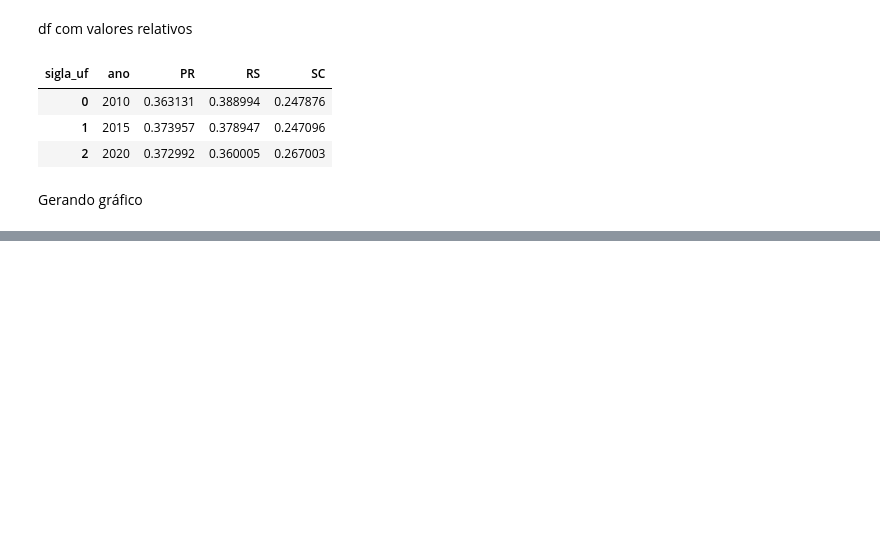
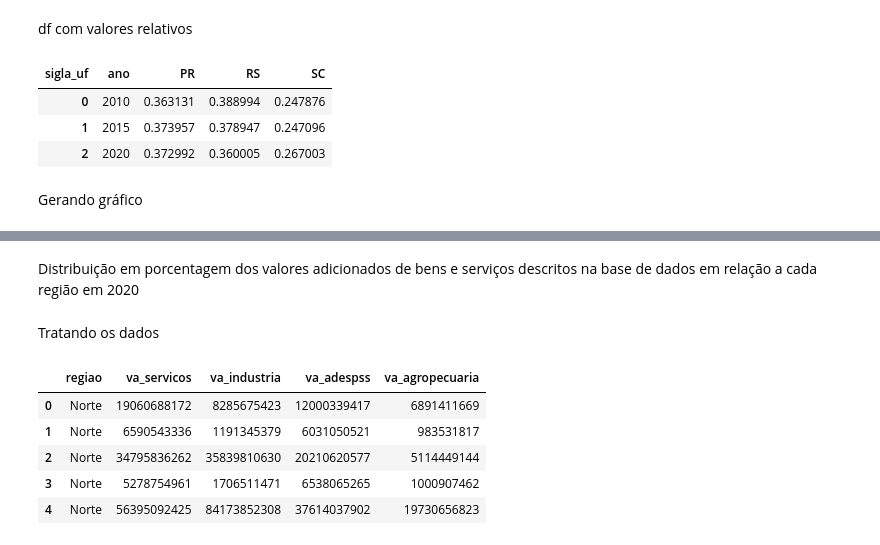
Before and after one commit to Jgabriel1800/PIB-no-brasil, a Jupyter notebook: PIBbrasil.ipynb, the cells around one changed output, grey strips where cells are left out. Cells and saved outputs as stored; diff of their text form; code cells hidden in the pictures; blank space fills up the shorter version.

```diff
--- a/PIBbrasil.ipynb
+++ b/PIBbrasil.ipynb
@@ -342,0 +381,15 @@ Gerando gráfico
+# %% [markdown]
+Distribuição em porcentagem dos valores adicionados de bens e serviços descritos na base de dados em relação a cada região em 2020
+# %% [markdown]
+Tratando os dados
+# %%
+df_va_separado=df_pib.query("ano==2020")[['regiao','va_servicos','va_industria','va_adespss','va_agropecuaria']]
+df_va_separado=df_va_separado.reset_index(drop=True)
+df_va_separado.head()
+# %% [output]
+|  | regiao | va_servicos | va_industria | va_adespss | va_agropecuaria |
+| 0 | Norte | 19060688172 | 8285675423 | 12000339417 | 6891411669 |
+| 1 | Norte | 6590543336 | 1191345379 | 6031050521 | 983531817 |
+| 2 | Norte | 34795836262 | 35839810630 | 20210620577 | 5114449144 |
+| 3 | Norte | 5278754961 | 1706511471 | 6538065265 | 1000907462 |
+| 4 | Norte | 56395092425 | 84173852308 | 37614037902 | 19730656823 |
```
Also changed, not shown: parts of 10 cells of this notebook.
